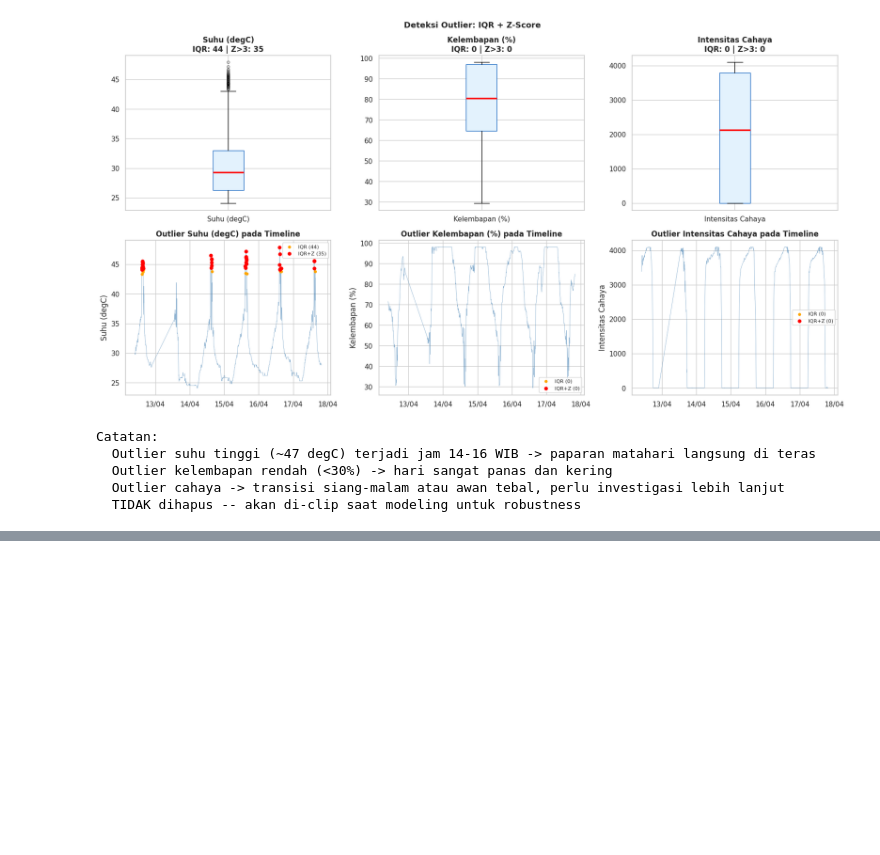
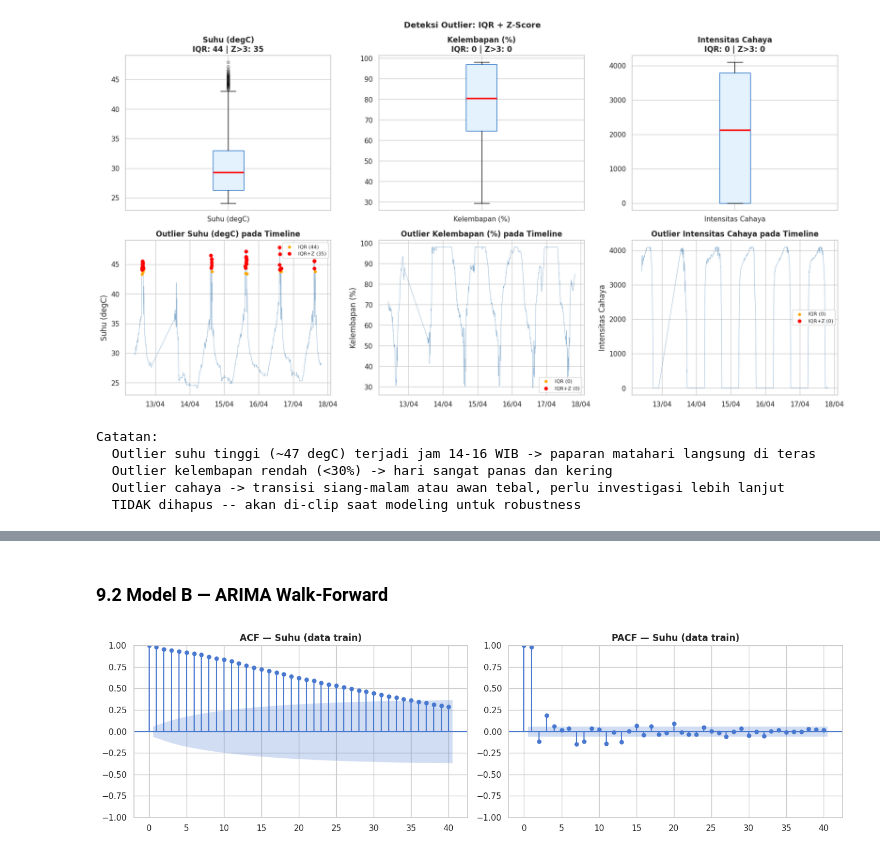
Before and after one commit to delafajarmulia/suhu-detector-ai, a Jupyter notebook: weather_analysis_2.ipynb, the cells around one changed output, grey strips where cells are left out. Drawn from its saved outputs; the diff is of its cells as text; code cells hidden in the pictures; blank space fills up the shorter version.

```diff
--- a/weather_analysis_2.ipynb
+++ b/weather_analysis_2.ipynb
@@ -754,0 +826,14 @@ Catatan:
+# %% [markdown]
+### 9.2 Model B — ARIMA Walk-Forward
+# %%
+suhu_arr = df_model['suhu'].values
+split_a  = int(len(suhu_arr) * 0.8)
+
+fig, axes = plt.subplots(1, 2, figsize=(14, 4))
+plot_acf (suhu_arr[:split_a], lags=40, ax=axes[0], alpha=0.05)
+plot_pacf(suhu_arr[:split_a], lags=40, ax=axes[1], method='ywm', alpha=0.05)
+axes[0].set_title('ACF — Suhu (data train)', fontweight='bold')
+axes[1].set_title('PACF — Suhu (data train)', fontweight='bold')
+plt.tight_layout(); plt.show()
+# %% [output]
+[figure, added]
```
Also changed, not shown: parts of 3 cells of this notebook.
